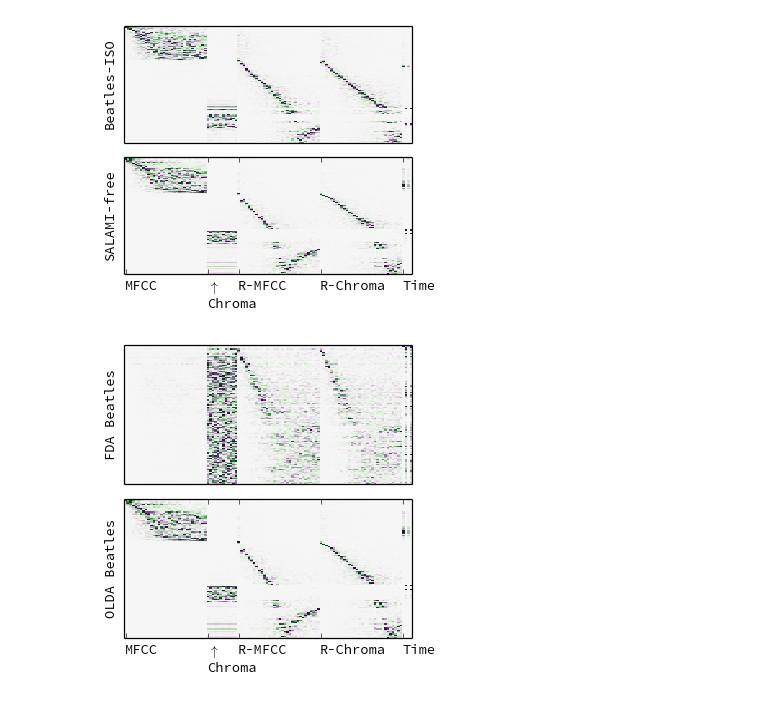
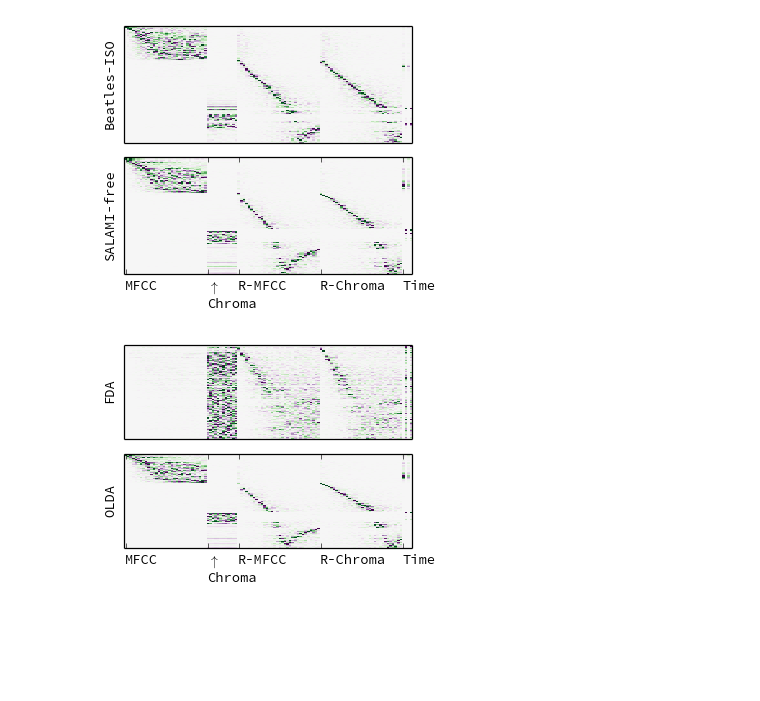
Before and after one commit to bmcfee/olda, a Jupyter notebook: code/ICASSP 2013 - Segmentation.ipynb, the cells around one changed output. Drawn from its saved outputs; the diff is of its cells as text; code cells hidden in the pictures; blank space fills up the shorter version.

```diff
--- a/code/ICASSP 2013 - Segmentation.ipynb
+++ b/code/ICASSP 2013 - Segmentation.ipynb
@@ -329,25 +416,25 @@ savefig('/home/bmcfee/git/olda/paper/figs/w.pdf', format='pdf', pad_inches=0, tr
 # %%
 model_fda_beatles = np.load('/home/bmcfee/git/olda/data/model_fda_beatles.npy')
 model_olda_beatles  = np.load('/home/bmcfee/git/olda/data/model_olda_beatles.npy')
-figure(figsize=(4,4))
+figure(figsize=(4,3))
 subplot(211)
 imshow(model_fda_beatles, aspect='auto', interpolation='none', cmap='PRGn_r')
-ylabel('FDA Beatles')
+ylabel('FDA')
 yticks([])
 #ylabel("More important $\\rightarrow$")
 #xticks([0, 32, 44, 76, 108], ['MFCC', 'Chroma', 'Rep-M', 'Rep-C', 'Time'], rotation=-30, horizontalalignment='left')
 xticks([])
 #colorbar()
 
 subplot(212)
 imshow(model_salami, aspect='auto', interpolation='none', cmap='PRGn_r')
-ylabel('OLDA Beatles')
+ylabel('OLDA')
 #colorbar(orientation='horizontal')
 #ylabel("More important $\\rightarrow$")
 yticks([])
 xticks([0, 32, 44, 76, 108], ['MFCC', '$\uparrow$\nChroma', 'R-MFCC', 'R-Chroma', 'Time'], horizontalalignment='left')
 
 tight_layout()
 savefig('/home/bmcfee/git/olda/paper/figs/fda-vs-olda.pdf', format='pdf', pad_inches=0, transparent=True)
 # %% [output]
-[figure, old version]
+[figure, new version]
```
Also changed, not shown: parts of 5 cells of this notebook, 4 other files.
